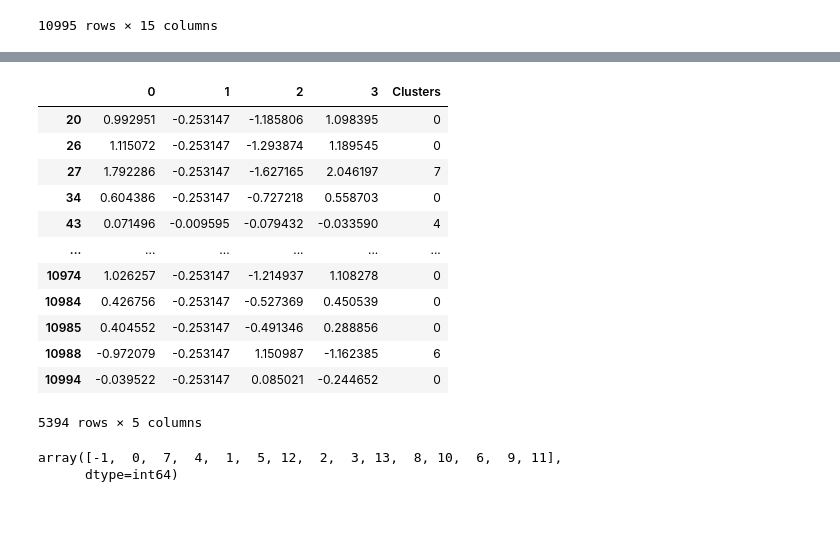
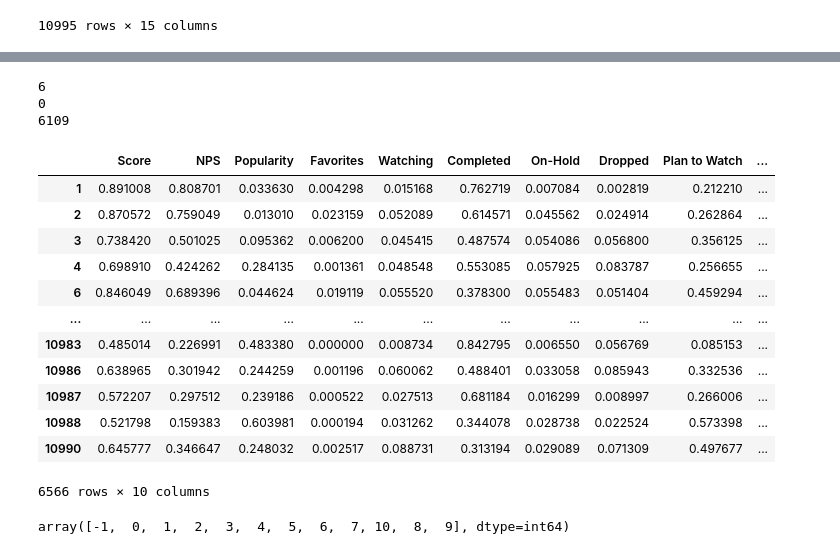
Before and after one commit to 1dimadim1/-PyLearn, a Jupyter notebook: HW2/HW2/HW2.2.ipynb, the cells around one changed output, grey strips where cells are left out. Saved outputs shown, nothing was run; the diff lists cells and outputs as text; code cells hidden in the pictures; blank space fills up the shorter version.

```diff
--- a/HW2/HW2/HW2.2.ipynb
+++ b/HW2/HW2/HW2.2.ipynb
@@ -13,7 +14,7 @@ df = pd.read_csv("./anime.csv")
 # sorted_ = df[["Name", "Score", "Genres","Episodes", "Ranked", "Popularity", "Members", "Favorites", "Watching", "Completed", "On-Hold", "Dropped", "Plan to Watch"]]
 sorted_ = df.drop(["English name", "Japanese name", "Aired" ,"Premiered", "Type",
                     "Producers", "Licensors", "Studios", "Source", "Duration", "Rating"], axis=1)
-sorted_ = sorted_[(sorted_["Score"] != "Unknown")& (sorted_["Episodes"] != "Unknown")& (sorted_["Ranked"] != "Unknown")]
+sorted_ = sorted_[(sorted_["Score"] != "Unknown")& (sorted_["Episodes"] != "Unknown")& (sorted_["Ranked"] != "Unknown")& (sorted_["Members"] != "0")]
 sorted_["Score-10"] = sorted_["Score-10"].apply(lambda x: 0.0 if x == "Unknown" else float(x))
 sorted_["Score-9"] = sorted_["Score-9"].apply(lambda x: 0.0 if x == "Unknown" else float(x))
 sorted_["Score-8"] = sorted_["Score-8"].apply(lambda x: 0.0 if x == "Unknown" else float(x))
@@ -50,9 +51,18 @@ sorted_
 | 17552 | 48456 | SK∞: Crazy Rock Jam | 6.52 | Comedy, Sports | 1 | 5799.0 | 4830 | 10722 | 167 | 739 | ... |
 10995 rows × 15 columns
 # %%
-normalized_df = pd.DataFrame(data=sorted_[["Score","Episodes", "Ranked", "NPS"]])
-x = normalized_df.values #returns a numpy array
-min_max_scaler = preprocessing.StandardScaler()
-x_scaled = min_max_scaler.fit_transform(x)
-normalized_df = pd.DataFrame(x_scaled)
-normalized_df
+norm_df = pd.DataFrame(data=sorted_[["Score", "NPS", "Popularity"]])
+norm_df["Favorites"] = sorted_["Favorites"]/sorted_["Members"]
+norm_df["Watching"] = sorted_["Watching"]/sorted_["Members"]
+norm_df["Completed"] = sorted_["Completed"]/sorted_["Members"]
+norm_df["On-Hold"] = sorted_["On-Hold"]/sorted_["Members"]
+norm_df["Dropped"] = sorted_["Dropped"]/sorted_["Members"]
+norm_df["Plan to Watch"] = sorted_["Plan to Watch"]/sorted_["Members"]
+
+
+# norm_df.fillna(0, inplace=True)
+norm_df.dropna(inplace=True)
+norm_df.isna().sum()
+
+scaler = preprocessing.MinMaxScaler()
+norm_df = pd.DataFrame(scaler.fit_transform(norm_df), columns=norm_df.columns)
@@ -99,24 +154,35 @@ pca_3d = pca.transform(normalized_df)
+# %%
+dbscan = DBSCAN(eps=0.08,
+    min_samples=20,)
+dbscan.fit(norm_df)
+clustersL = dbscan.labels_.tolist()
+print(len(set(clustersL)))
+print(max(clustersL,key=clustersL.count))
+print(Counter(clustersL).most_common(1)[0][1])
+# %% [output]
+6
+0
+6109
 # %%
-normalized_df['Clusters'] = dbscan.labels_
+norm_df['Clusters'] = dbscan.labels_
 # %%
-normalized_df[(normalized_df["Clusters"] != -1)]
+norm_df[(norm_df["Clusters"] != -1)]
 # %% [output]
-|  | 0 | 1 | 2 | 3 | Clusters |
-| 20 | 0.992951 | -0.253147 | -1.185806 | 1.098395 | 0 |
-| 26 | 1.115072 | -0.253147 | -1.293874 | 1.189545 | 0 |
-| 27 | 1.792286 | -0.253147 | -1.627165 | 2.046197 | 7 |
-| 34 | 0.604386 | -0.253147 | -0.727218 | 0.558703 | 0 |
-| 43 | 0.071496 | -0.009595 | -0.079432 | -0.033590 | 4 |
-| ... | ... | ... | ... | ... | ... |
-| 10974 | 1.026257 | -0.253147 | -1.214937 | 1.108278 | 0 |
-| 10984 | 0.426756 | -0.253147 | -0.527369 | 0.450539 | 0 |
-| 10985 | 0.404552 | -0.253147 | -0.491346 | 0.288856 | 0 |
-| 10988 | -0.972079 | -0.253147 | 1.150987 | -1.162385 | 6 |
-| 10994 | -0.039522 | -0.253147 | 0.085021 | -0.244652 | 0 |
+|  | Score | NPS | Popularity | Favorites | Watching | Completed | On-Hold | Dropped | Plan to Watch | ... |
+| 1 | 0.891008 | 0.808701 | 0.033630 | 0.004298 | 0.015168 | 0.762719 | 0.007084 | 0.002819 | 0.212210 | ... |
+| 2 | 0.870572 | 0.759049 | 0.013010 | 0.023159 | 0.052089 | 0.614571 | 0.045562 | 0.024914 | 0.262864 | ... |
+| 3 | 0.738420 | 0.501025 | 0.095362 | 0.006200 | 0.045415 | 0.487574 | 0.054086 | 0.056800 | 0.356125 | ... |
+| 4 | 0.698910 | 0.424262 | 0.284135 | 0.001361 | 0.048548 | 0.553085 | 0.057925 | 0.083787 | 0.256655 | ... |
+| 6 | 0.846049 | 0.689396 | 0.044624 | 0.019119 | 0.055520 | 0.378300 | 0.055483 | 0.051404 | 0.459294 | ... |
+| ... | ... | ... | ... | ... | ... | ... | ... | ... | ... | ... |
+| 10983 | 0.485014 | 0.226991 | 0.483380 | 0.000000 | 0.008734 | 0.842795 | 0.006550 | 0.056769 | 0.085153 | ... |
+| 10986 | 0.638965 | 0.301942 | 0.244259 | 0.001196 | 0.060062 | 0.488401 | 0.033058 | 0.085943 | 0.332536 | ... |
+| 10987 | 0.572207 | 0.297512 | 0.239186 | 0.000522 | 0.027513 | 0.681184 | 0.016299 | 0.008997 | 0.266006 | ... |
+| 10988 | 0.521798 | 0.159383 | 0.603981 | 0.000194 | 0.031262 | 0.344078 | 0.028738 | 0.022524 | 0.573398 | ... |
+| 10990 | 0.645777 | 0.346647 | 0.248032 | 0.002517 | 0.088731 | 0.313194 | 0.029089 | 0.071309 | 0.497677 | ... |
-5394 rows × 5 columns
+6566 rows × 10 columns
 # %%
-normalized_df['Clusters'].unique()
+norm_df['Clusters'].unique()
 # %% [output]
-array([-1,  0,  7,  4,  1,  5, 12,  2,  3, 13,  8, 10,  6,  9, 11],
-      dtype=int64)
+array([-1,  0,  1,  2,  3,  4,  5,  6,  7, 10,  8,  9], dtype=int64)
 # %%
```
Also changed, not shown: parts of 6 cells of this notebook, 1 other file.
